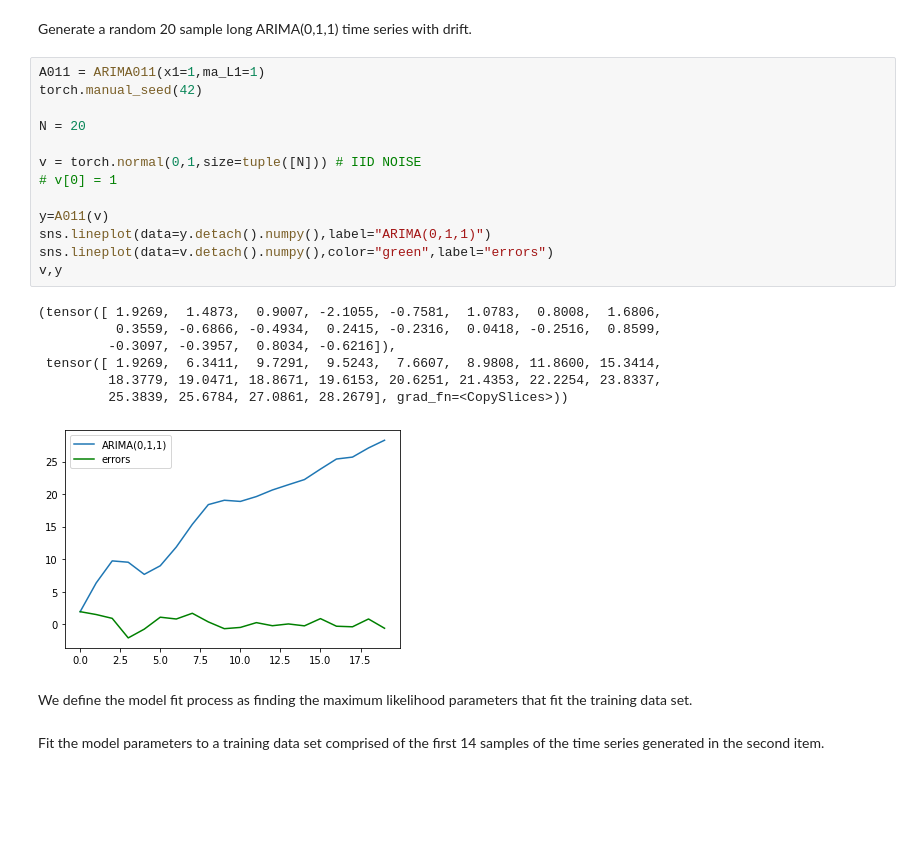
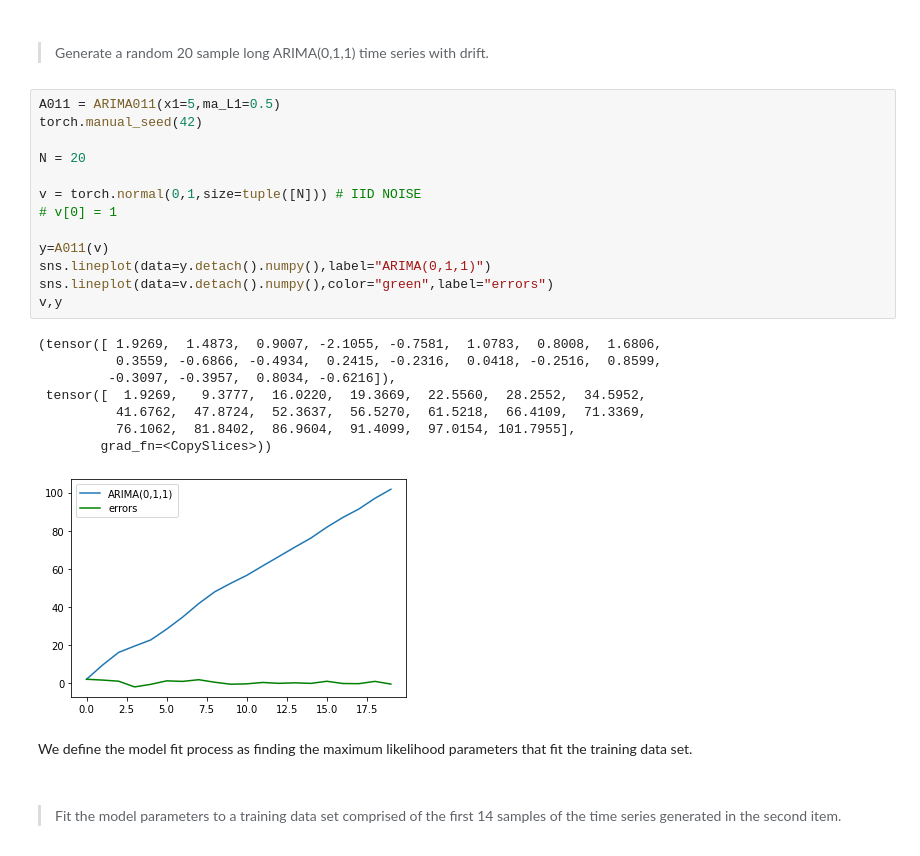
Before and after one commit to Veghit/Vesttoo, a Jupyter notebook: home_exercise.ipynb, the cells around one changed output. Drawn from its saved outputs; the diff is of its cells as text; blank space fills up the shorter version.

```diff
--- a/home_exercise.ipynb
+++ b/home_exercise.ipynb
@@ -159,34 +171,36 @@ passed sanity check for x1=1 , ma_L1=-0.3
 <AxesSubplot:>
 [figure]
 # %% [markdown]
-Generate a random 20 sample long ARIMA(0,1,1) time series with drift.
+##
+> Generate a random 20 sample long ARIMA(0,1,1) time series with drift.
 # %%
-A011 = ARIMA011(x1=1,ma_L1=1)
+A011 = ARIMA011(x1=5,ma_L1=0.5)
 torch.manual_seed(42)
 
 N = 20
 
 v = torch.normal(0,1,size=tuple([N])) # IID NOISE
 # v[0] = 1
 
 y=A011(v)
 sns.lineplot(data=y.detach().numpy(),label="ARIMA(0,1,1)")
 sns.lineplot(data=v.detach().numpy(),color="green",label="errors")
 v,y
 # %% [output]
 (tensor([ 1.9269,  1.4873,  0.9007, -2.1055, -0.7581,  1.0783,  0.8008,  1.6806,
           0.3559, -0.6866, -0.4934,  0.2415, -0.2316,  0.0418, -0.2516,  0.8599,
          -0.3097, -0.3957,  0.8034, -0.6216]),
- tensor([ 1.9269,  6.3411,  9.7291,  9.5243,  7.6607,  8.9808, 11.8600, 15.3414,
-         18.3779, 19.0471, 18.8671, 19.6153, 20.6251, 21.4353, 22.2254, 23.8337,
-         25.3839, 25.6784, 27.0861, 28.2679], grad_fn=<CopySlices>))
+ tensor([  1.9269,   9.3777,  16.0220,  19.3669,  22.5560,  28.2552,  34.5952,
+          41.6762,  47.8724,  52.3637,  56.5270,  61.5218,  66.4109,  71.3369,
+          76.1062,  81.8402,  86.9604,  91.4099,  97.0154, 101.7955],
+        grad_fn=<CopySlices>))
-[figure, old version]
+[figure, new version]
 # %% [markdown]
 We define the model fit process as finding the maximum likelihood
 parameters that fit the training data set.
 # %% [markdown]
-Fit the model parameters to a training data set comprised of the first
-14 samples of the time series generated in the second item.
+##
+> Fit the model parameters to a training data set comprised of the first 14 samples of the time series generated in the second item.
 # %%
 train = y[:14]
 test = y[14:]
```
Also changed, not shown: parts of 19 cells of this notebook, 1 other file.
